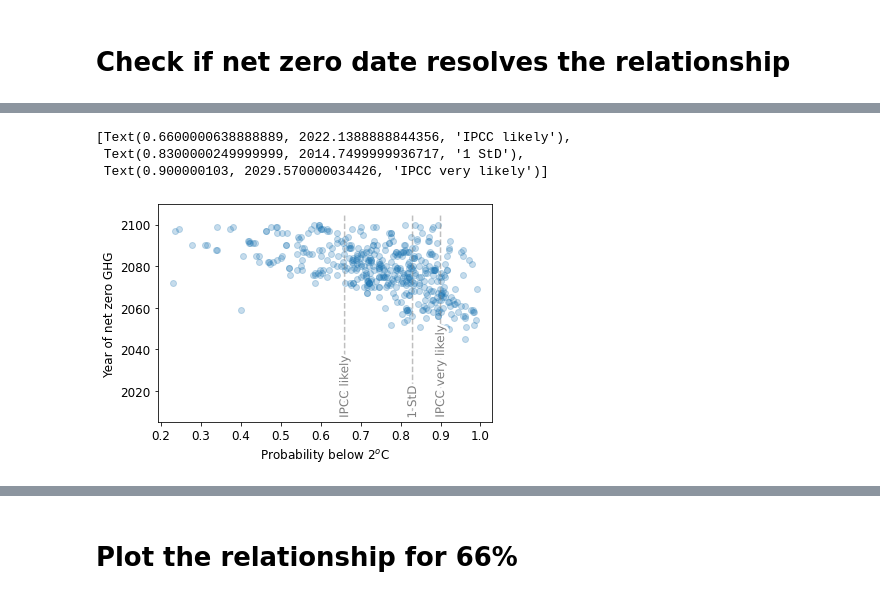
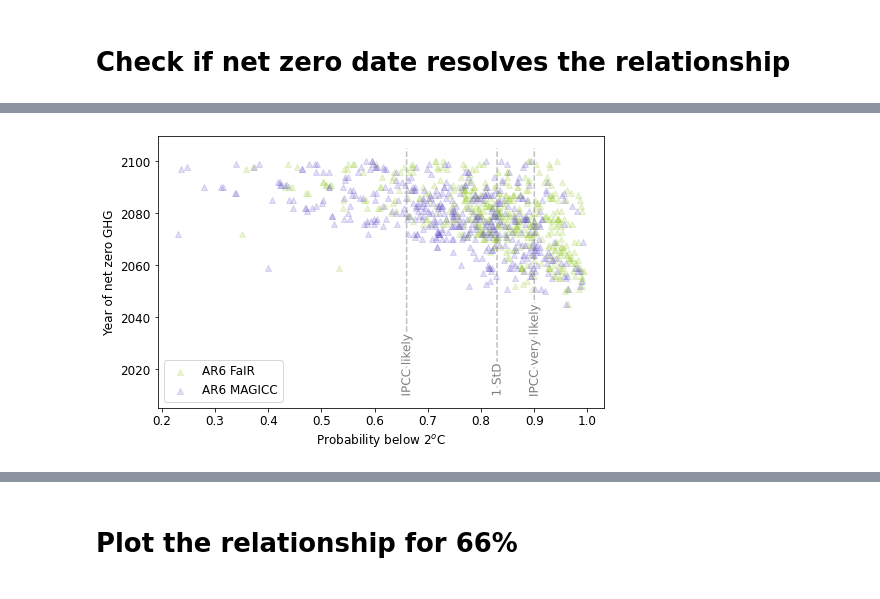
Before and after one commit to Rlamboll/HowBelowIsWellBelow, a Jupyter notebook: MapExceedanceProbToMedianWarming.ipynb, the cells around one changed output, grey strips where cells are left out. Saved outputs shown, nothing was run; the diff lists cells and outputs as text; code cells hidden in the pictures.

```diff
--- a/MapExceedanceProbToMedianWarming.ipynb
+++ b/MapExceedanceProbToMedianWarming.ipynb
@@ -179,11 +158,3 @@ results
 results.round(3).to_csv("./output/ConversionResults.csv")
 # %% [markdown]
 # Check if net zero date resolves the relationship
-# %%
-plt.scatter(x=1-ar6meta[ar6magiccexceed2c], y=ar6meta["Year of netzero CO2 emissions (Harm-Infilled) Table SPM2"], alpha=0.25)
-plt.xlabel("Probability below 2$^o$C")
-plt.ylabel("Year of net zero CO2")
-for x, label in [(0.66, "IPCC likely"), (0.83, "1 StD"), (0.9, "IPCC very likely")]:
-    plt.plot([x, x+fringe], [2010, 2105], color="grey", linestyle="--", label=label, alpha=0.5)
-lines = plt.gca().get_lines()
-labelLines(lines[-3:], align=True, xvals=[0.66+fringe*1/5, 0.83+fringe*1/7, 0.90+fringe*3/4])
@@ -195,16 +161,43 @@ labelLines(lines[-3:], align=True, xvals=[0.66+fringe*1/5, 0.83+fringe*1/7, 0.90
 # %%
-plt.scatter(x=1-ar6meta[ar6magiccexceed2c], y=ar6meta["Year of netzero GHG emissions (Harm-Infilled) Table SPM2"], alpha=0.25)
+_, ax1 = plt.subplots(figsize=(8, 5))
+plt.scatter(
+    x=1-ar6meta[ar6fairexceed2c],
+    y=ar6meta["Year of netzero GHG emissions (Harm-Infilled) Table SPM2"],
+    alpha=0.2,
+    label="AR6 FaIR",
+    c="yellowgreen",
+    marker="^",
+)
+plt.scatter(
+    x=1-ar6meta[ar6magiccexceed2c],
+    y=ar6meta["Year of netzero GHG emissions (Harm-Infilled) Table SPM2"],
+    alpha=0.2,
+    label="AR6 MAGICC",
+    c="slateblue",
+    marker="^",
+)
 plt.xlabel("Probability below 2$^o$C")
 plt.ylabel("Year of net zero GHG")
 for x, label in [(0.66, "IPCC likely"), (0.83, "1 StD"), (0.9, "IPCC very likely")]:
     plt.plot([x, x+fringe], [2010, 2105], color="grey", linestyle="--", label=label, alpha=0.5)
 lines = plt.gca().get_lines()
-labelLines(lines[-3:], align=True, xvals=[0.66+fringe*1.15/9, 0.83+fringe*1/20, 0.90+fringe*1.03/5])
+# Add some fringe manipulation to get good placement of the labels:
+labelLines(lines[-3:], align=True, xvals=[0.66+fringe*1.1/9, 0.83+fringe*1/16, 0.90+fringe*1.0/5.5])
+
+
+# Plot only the first few legend items
+# 1. Get all handles and labels from the current axes
+handles, labels = ax1.get_legend_handles_labels()
+
+# 2. Slice the lists to remove the last 3 items
+filtered_handles = handles[:-3]
+filtered_labels = labels[:-3]
+
+# 3. Create the legend using only the filtered lists
+ax1.legend(filtered_handles, filtered_labels, loc='best')
+plt.savefig("./output/NetZeroWarmVsPeak.png", dpi=300, bbox_inches='tight')
 # %% [output]
-[Text(0.6600000638888889, 2022.1388888844356, 'IPCC likely'),
- Text(0.8300000249999999, 2014.7499999936717, '1 StD'),
- Text(0.900000103, 2029.570000034426, 'IPCC very likely')]
-[figure, old version]
+[figure, new version]
 # %%
 # Which scenarios end so early?
 nzGHG = "Year of netzero GHG emissions (Harm-Infilled) Table SPM2"
```
Also changed, not shown: parts of 10 cells of this notebook, 1 other file.
